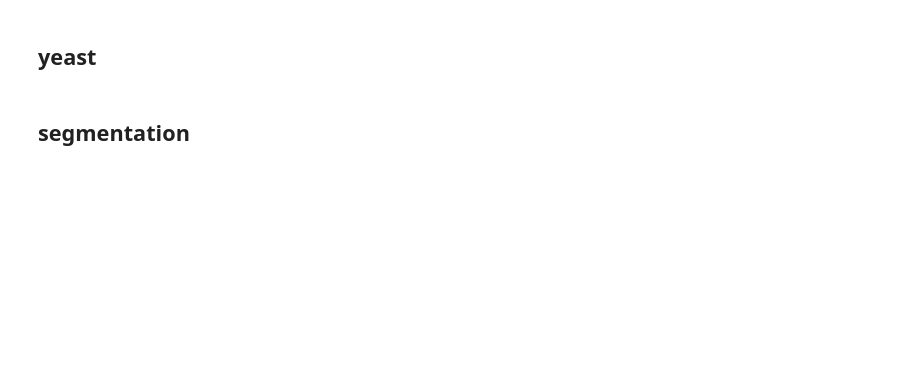
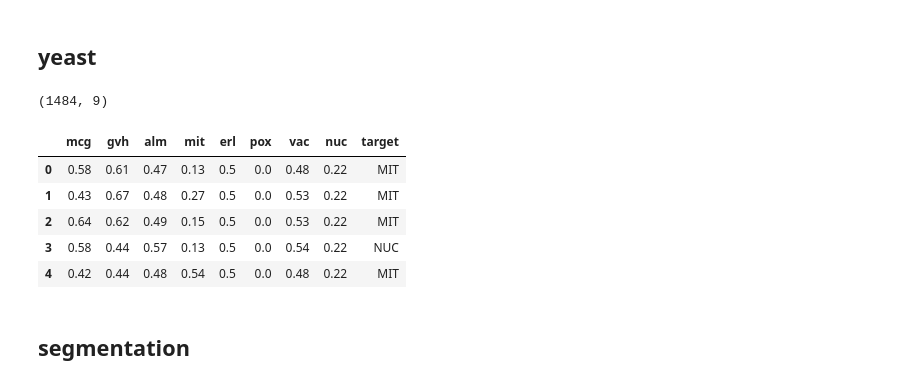
Before and after one commit to 000namc/python-sklearn-svm-kernels, a Jupyter notebook: preprocess.ipynb, the cells around one changed output. Cells and saved outputs as stored; diff of their text form; code cells hidden in the pictures; blank space fills up the shorter version.

```diff
--- a/preprocess.ipynb
+++ b/preprocess.ipynb
@@ -27,7 +40,7 @@ data.to_csv(data_name + '.csv',index = False)
 ## yeast
 # %%
 data_name = 'yeast'
-data = pd.read_csv('yeast.data',sep = '\s+',header = None)
+data = pd.read_csv('data/original/yeast.data',sep = '\s+',header = None)
 # %%
 cols = ['sequence_name','mcg','gvh','alm','mit'
        ,'erl','pox','vac','nuc','target']
@@ -39,3 +52,16 @@ data.to_csv(data_name + '.csv',index = False)
+# %%
+data.shape
+# %% [output]
+(1484, 9)
+# %%
+data.head()
+# %% [output]
+|  | mcg | gvh | alm | mit | erl | pox | vac | nuc | target |
+| 0 | 0.58 | 0.61 | 0.47 | 0.13 | 0.5 | 0.0 | 0.48 | 0.22 | MIT |
+| 1 | 0.43 | 0.67 | 0.48 | 0.27 | 0.5 | 0.0 | 0.53 | 0.22 | MIT |
+| 2 | 0.64 | 0.62 | 0.49 | 0.15 | 0.5 | 0.0 | 0.53 | 0.22 | MIT |
+| 3 | 0.58 | 0.44 | 0.57 | 0.13 | 0.5 | 0.0 | 0.54 | 0.22 | NUC |
+| 4 | 0.42 | 0.44 | 0.48 | 0.54 | 0.5 | 0.0 | 0.48 | 0.22 | MIT |
 # %% [markdown]
 ## segmentation
 # %%
```
Also changed, not shown: parts of 46 cells of this notebook, 14 other files.
